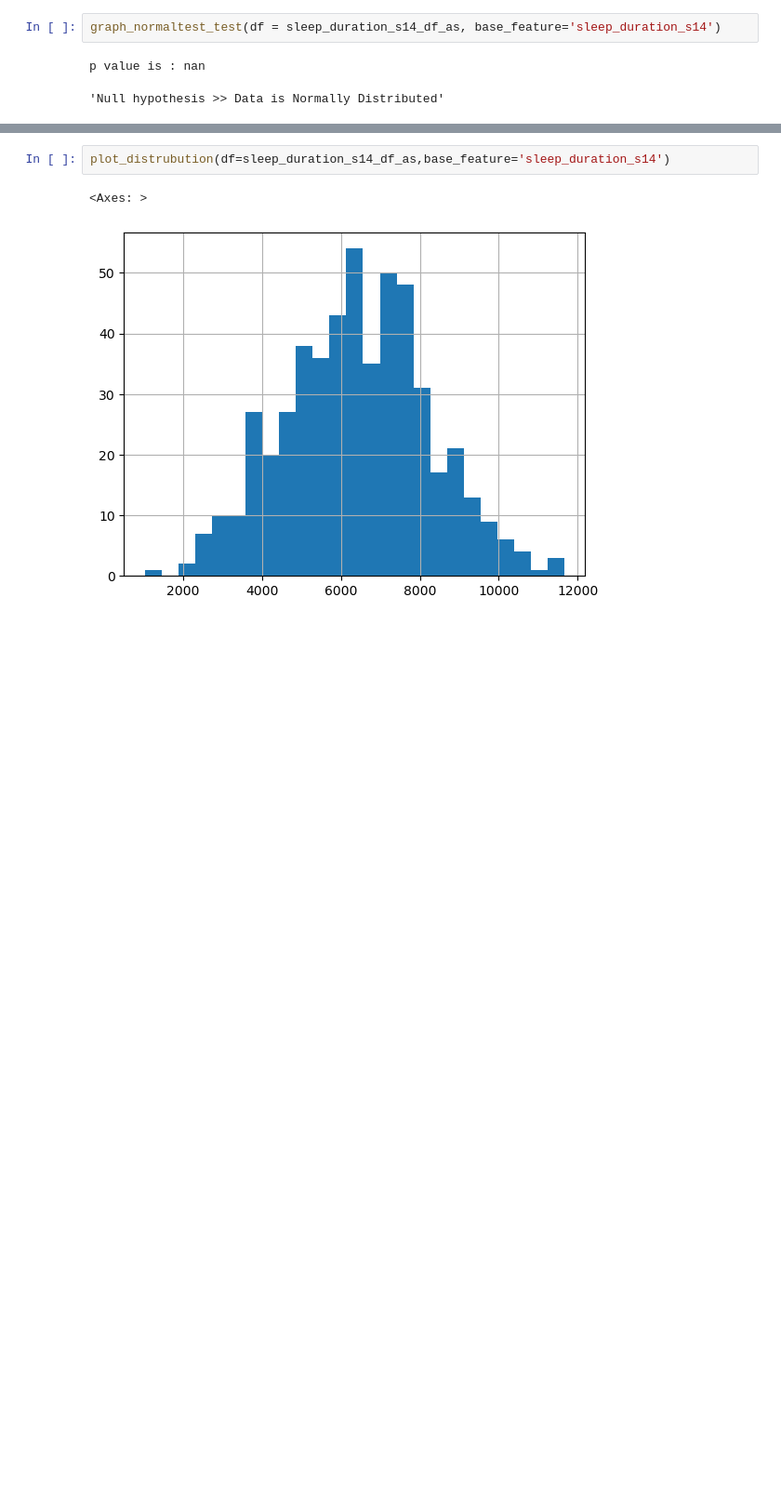
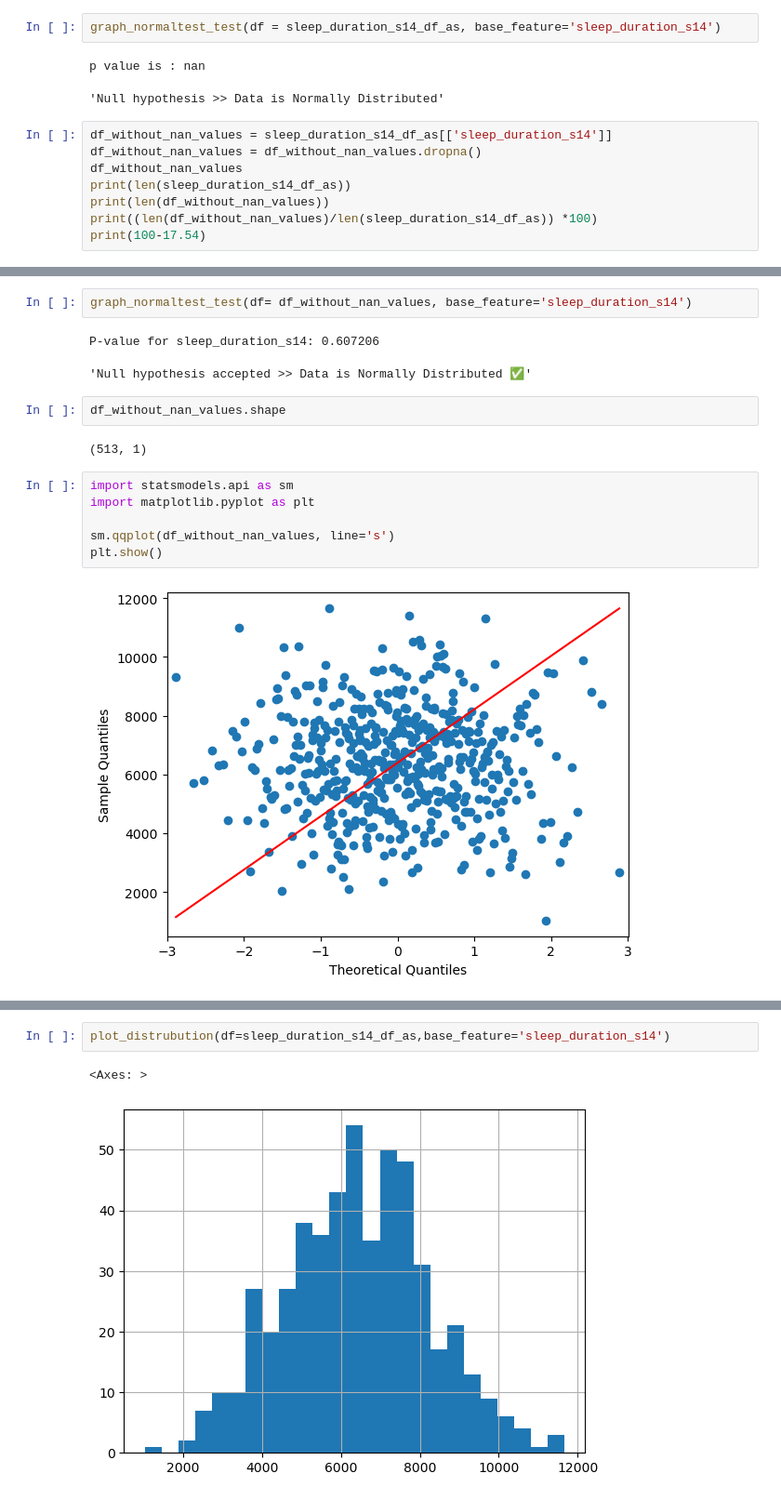
Before and after one commit to paragjadhav14/HR_ML_model_building, a Jupyter notebook: inference_v1_21_03_2025_aashi.ipynb, the cells around one changed output, grey strips where cells are left out. Shown at 93% size. Saved outputs shown, nothing was run; the diff lists cells and outputs as text; blank space fills up the shorter version.

```diff
--- a/inference_v1_21_03_2025_aashi.ipynb
+++ b/inference_v1_21_03_2025_aashi.ipynb
@@ -1034,3 +1074,11 @@ graph_normaltest_test(df = sleep_duration_s14_df_as, base_feature='sleep_duratio
 # %% [output]
 p value is : nan
 'Null hypothesis >> Data is Normally Distributed'
+# %%
+df_without_nan_values = sleep_duration_s14_df_as[['sleep_duration_s14']]
+df_without_nan_values = df_without_nan_values.dropna()
+df_without_nan_values
+print(len(sleep_duration_s14_df_as))
+print(len(df_without_nan_values))
+print((len(df_without_nan_values)/len(sleep_duration_s14_df_as)) *100)
+print(100-17.54)
@@ -1036,0 +1125,17 @@ p value is : nan
+# %%
+graph_normaltest_test(df= df_without_nan_values, base_feature='sleep_duration_s14')
+# %% [output]
+P-value for sleep_duration_s14: 0.607206
+'Null hypothesis accepted >> Data is Normally Distributed ✅'
+# %%
+df_without_nan_values.shape
+# %% [output]
+(513, 1)
+# %%
+import statsmodels.api as sm
+import matplotlib.pyplot as plt
+
+sm.qqplot(df_without_nan_values, line='s')
+plt.show()
+# %% [output]
+[figure, added]
```
Also changed, not shown: parts of 52 cells of this notebook.
